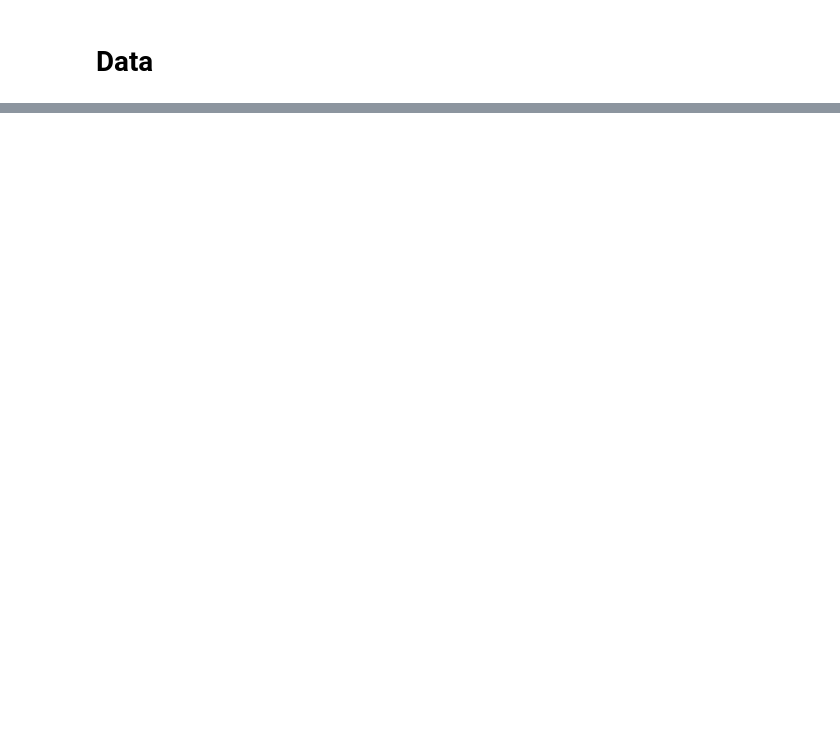
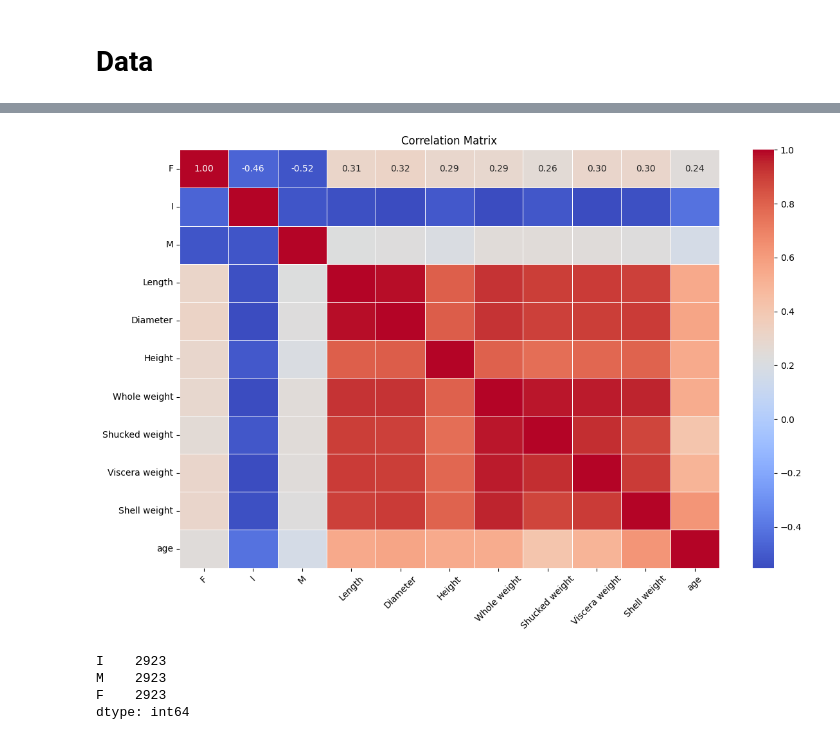
Before and after one commit to artefactory/xhec-mlops-project-student, a Jupyter notebook: notebooks/eda.ipynb, the cells around one changed output, grey strips where cells are left out. Drawn from its saved outputs; the diff is of its cells as text; code cells hidden in the pictures; blank space fills up the shorter version.

```diff
--- a/notebooks/eda.ipynb
+++ b/notebooks/eda.ipynb
@@ -105,0 +167,26 @@ df_test.to_csv(DATA_FOLDER+"processed/test.csv")
+# %%
+# Calculate the correlation matrix
+corr_matrix = df_train.corr()
+
+# Set up the matplotlib figure
+plt.figure(figsize=(12, 8))
+
+# Create a heatmap using Seaborn
+sns.heatmap(corr_matrix, annot=True, cmap='coolwarm', fmt=".2f", linewidths=.5)
+
+# Customize the plot (optional)
+plt.title("Correlation Matrix")
+plt.xticks(rotation=45)
+plt.tight_layout()
+
+# Show the plot
+plt.show()
+# %% [output]
+[figure, added]
+# %%
+df_train[['I', 'M', 'F']].count()
+# %% [output]
+I    2923
+M    2923
+F    2923
+dtype: int64
```
Also changed, not shown: parts of 22 cells of this notebook.
